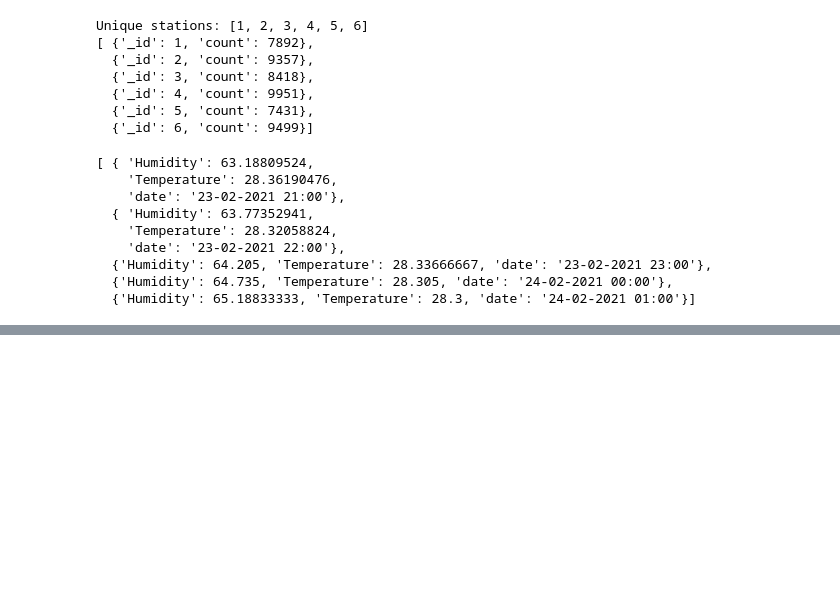
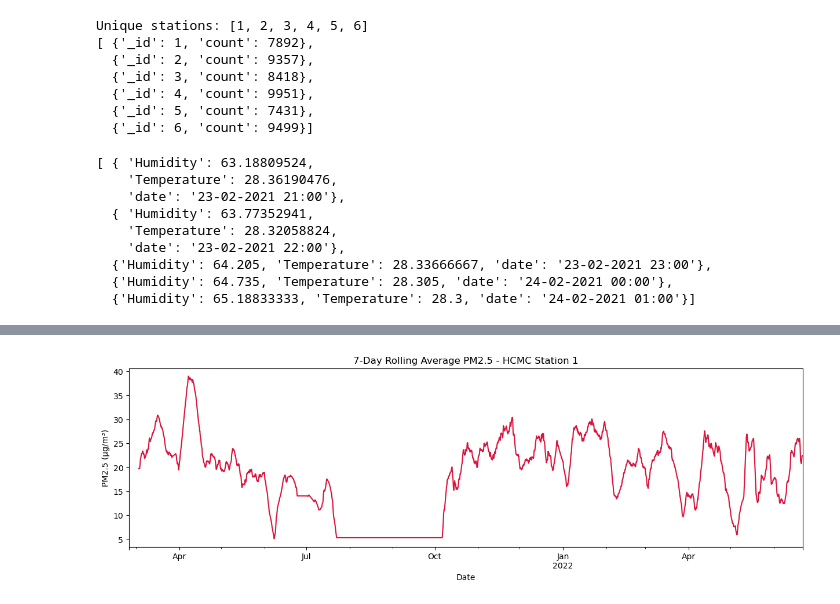
Before and after one commit to AJ-MH/Data-Science-Machine-Learning, a Jupyter notebook: hcmc-air-quality-forecasting/hcmc_air_quality_forecasting.ipynb, the cells around one changed output, grey strips where cells are left out. Drawn from its saved outputs; the diff is of its cells as text; code cells hidden in the pictures; blank space fills up the shorter version.

```diff
--- a/hcmc-air-quality-forecasting/hcmc_air_quality_forecasting.ipynb
+++ b/hcmc-air-quality-forecasting/hcmc_air_quality_forecasting.ipynb
@@ -98,0 +233,10 @@ pp.pprint(list(result))
+# %%
+# 7-day rolling average - reveals seasonal patterns
+fig, ax = plt.subplots(figsize=(15, 4))
+y.rolling(168).mean().plot(ax=ax, color='crimson', linewidth=1.5)
+plt.xlabel('Date')
+plt.ylabel('PM2.5 (µg/m³)')
+plt.title('7-Day Rolling Average PM2.5 - HCMC Station 1')
+plt.show()
+# %% [output]
+[figure, added]
```
Also changed, not shown: parts of 8 cells of this notebook.
